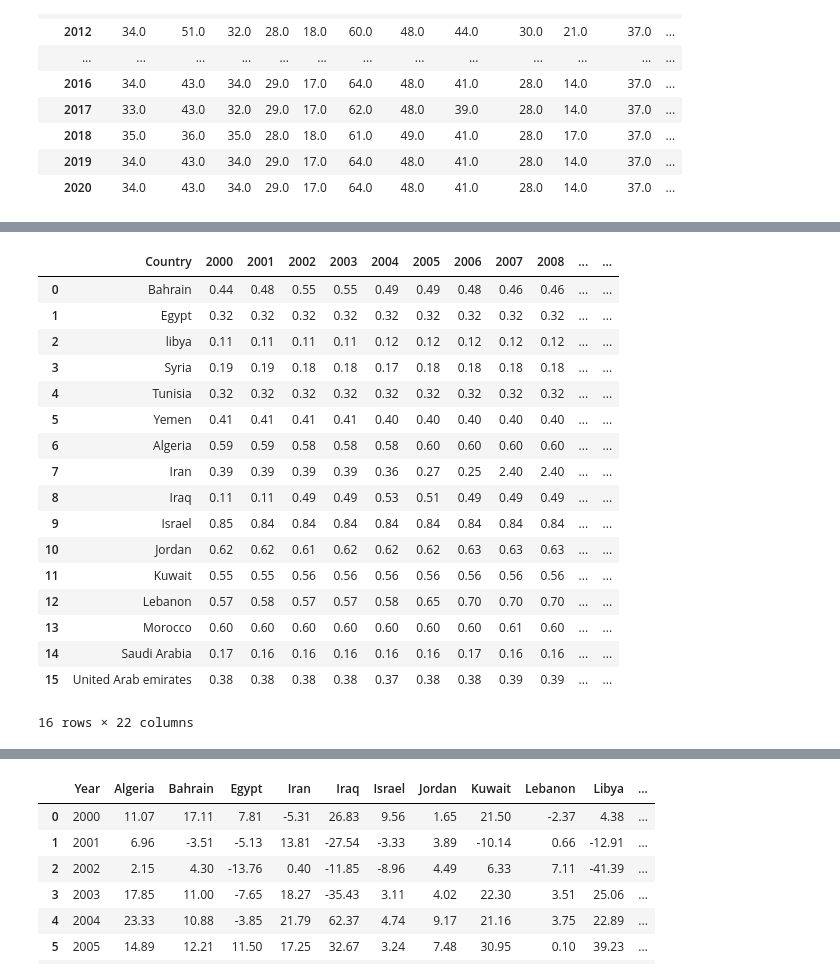
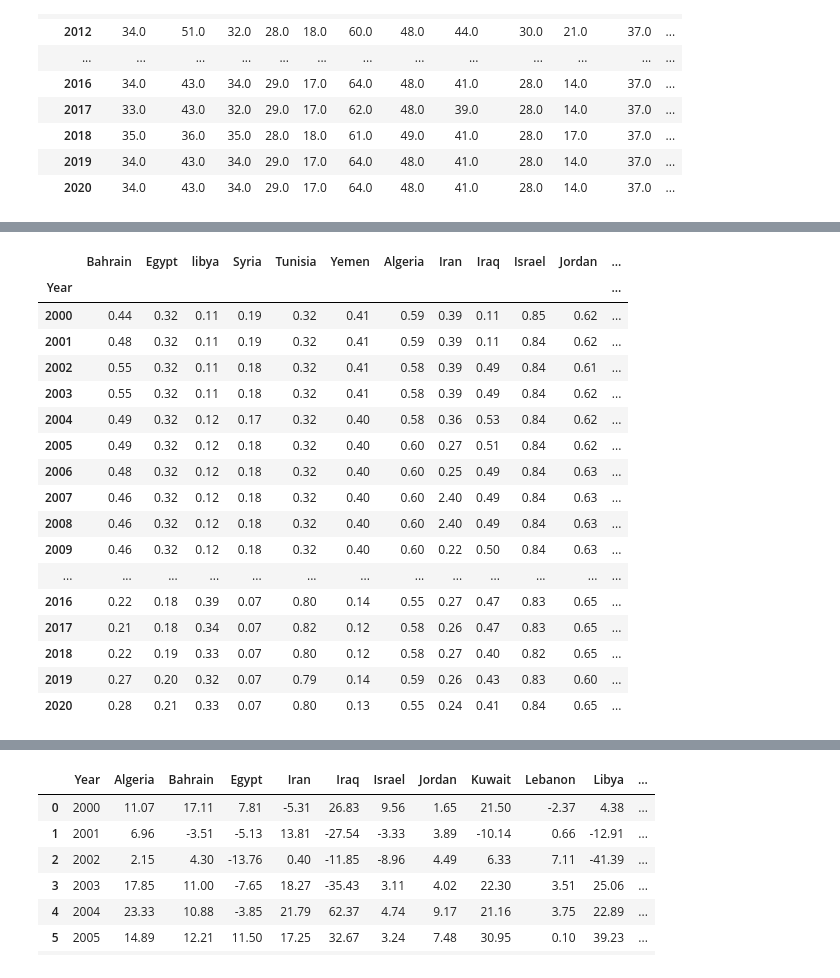
Before and after one commit to Josephmdlv/Final-work, a Jupyter notebook: Summary_statistics.ipynb, the cells around one changed output, grey strips where cells are left out. Drawn from its saved outputs; the diff is of its cells as text; code cells hidden in the pictures.

```diff
--- a/Summary_statistics.ipynb
+++ b/Summary_statistics.ipynb
@@ -156,22 +98,24 @@ sum_FAO_data_world.to_csv('sum_FAO_data_world.csv', index=False)
 # %%
 Human_Rights_Index_2000_2020 = pandas.read_csv('Human_Rights_Index_2000_2020.csv')
+Human_Rights_Index_2000_2020 = Human_Rights_Index_2000_2020.set_index('Year')
+Human_Rights_Index_2000_2020.to_csv('Human_Rights_Index_2000_2020_Cleaned.csv')
 Human_Rights_Index_2000_2020
 # %% [output]
-|  | Country | 2000 | 2001 | 2002 | 2003 | 2004 | 2005 | 2006 | 2007 | 2008 | ... | ... |
-| 0 | Bahrain | 0.44 | 0.48 | 0.55 | 0.55 | 0.49 | 0.49 | 0.48 | 0.46 | 0.46 | ... | ... |
-| 1 | Egypt | 0.32 | 0.32 | 0.32 | 0.32 | 0.32 | 0.32 | 0.32 | 0.32 | 0.32 | ... | ... |
-| 2 | libya | 0.11 | 0.11 | 0.11 | 0.11 | 0.12 | 0.12 | 0.12 | 0.12 | 0.12 | ... | ... |
-| 3 | Syria | 0.19 | 0.19 | 0.18 | 0.18 | 0.17 | 0.18 | 0.18 | 0.18 | 0.18 | ... | ... |
-| 4 | Tunisia | 0.32 | 0.32 | 0.32 | 0.32 | 0.32 | 0.32 | 0.32 | 0.32 | 0.32 | ... | ... |
-| 5 | Yemen | 0.41 | 0.41 | 0.41 | 0.41 | 0.40 | 0.40 | 0.40 | 0.40 | 0.40 | ... | ... |
-| 6 | Algeria | 0.59 | 0.59 | 0.58 | 0.58 | 0.58 | 0.60 | 0.60 | 0.60 | 0.60 | ... | ... |
-| 7 | Iran | 0.39 | 0.39 | 0.39 | 0.39 | 0.36 | 0.27 | 0.25 | 2.40 | 2.40 | ... | ... |
-| 8 | Iraq | 0.11 | 0.11 | 0.49 | 0.49 | 0.53 | 0.51 | 0.49 | 0.49 | 0.49 | ... | ... |
-| 9 | Israel | 0.85 | 0.84 | 0.84 | 0.84 | 0.84 | 0.84 | 0.84 | 0.84 | 0.84 | ... | ... |
-| 10 | Jordan | 0.62 | 0.62 | 0.61 | 0.62 | 0.62 | 0.62 | 0.63 | 0.63 | 0.63 | ... | ... |
-| 11 | Kuwait | 0.55 | 0.55 | 0.56 | 0.56 | 0.56 | 0.56 | 0.56 | 0.56 | 0.56 | ... | ... |
-| 12 | Lebanon | 0.57 | 0.58 | 0.57 | 0.57 | 0.58 | 0.65 | 0.70 | 0.70 | 0.70 | ... | ... |
-| 13 | Morocco | 0.60 | 0.60 | 0.60 | 0.60 | 0.60 | 0.60 | 0.60 | 0.61 | 0.60 | ... | ... |
-| 14 | Saudi Arabia | 0.17 | 0.16 | 0.16 | 0.16 | 0.16 | 0.16 | 0.17 | 0.16 | 0.16 | ... | ... |
-| 15 | United Arab emirates | 0.38 | 0.38 | 0.38 | 0.38 | 0.37 | 0.38 | 0.38 | 0.39 | 0.39 | ... | ... |
+|  | Bahrain | Egypt | libya | Syria | Tunisia | Yemen | Algeria | Iran | Iraq | Israel | Jordan | ... |
+| Year |  |  |  |  |  |  |  |  |  |  |  | ... |
+| 2000 | 0.44 | 0.32 | 0.11 | 0.19 | 0.32 | 0.41 | 0.59 | 0.39 | 0.11 | 0.85 | 0.62 | ... |
+| 2001 | 0.48 | 0.32 | 0.11 | 0.19 | 0.32 | 0.41 | 0.59 | 0.39 | 0.11 | 0.84 | 0.62 | ... |
+| 2002 | 0.55 | 0.32 | 0.11 | 0.18 | 0.32 | 0.41 | 0.58 | 0.39 | 0.49 | 0.84 | 0.61 | ... |
+| 2003 | 0.55 | 0.32 | 0.11 | 0.18 | 0.32 | 0.41 | 0.58 | 0.39 | 0.49 | 0.84 | 0.62 | ... |
+| 2004 | 0.49 | 0.32 | 0.12 | 0.17 | 0.32 | 0.40 | 0.58 | 0.36 | 0.53 | 0.84 | 0.62 | ... |
+| 2005 | 0.49 | 0.32 | 0.12 | 0.18 | 0.32 | 0.40 | 0.60 | 0.27 | 0.51 | 0.84 | 0.62 | ... |
+| 2006 | 0.48 | 0.32 | 0.12 | 0.18 | 0.32 | 0.40 | 0.60 | 0.25 | 0.49 | 0.84 | 0.63 | ... |
+| 2007 | 0.46 | 0.32 | 0.12 | 0.18 | 0.32 | 0.40 | 0.60 | 2.40 | 0.49 | 0.84 | 0.63 | ... |
+| 2008 | 0.46 | 0.32 | 0.12 | 0.18 | 0.32 | 0.40 | 0.60 | 2.40 | 0.49 | 0.84 | 0.63 | ... |
+| 2009 | 0.46 | 0.32 | 0.12 | 0.18 | 0.32 | 0.40 | 0.60 | 0.22 | 0.50 | 0.84 | 0.63 | ... |
+| ... | ... | ... | ... | ... | ... | ... | ... | ... | ... | ... | ... | ... |
+| 2016 | 0.22 | 0.18 | 0.39 | 0.07 | 0.80 | 0.14 | 0.55 | 0.27 | 0.47 | 0.83 | 0.65 | ... |
+| 2017 | 0.21 | 0.18 | 0.34 | 0.07 | 0.82 | 0.12 | 0.58 | 0.26 | 0.47 | 0.83 | 0.65 | ... |
+| 2018 | 0.22 | 0.19 | 0.33 | 0.07 | 0.80 | 0.12 | 0.58 | 0.27 | 0.40 | 0.82 | 0.65 | ... |
+| 2019 | 0.27 | 0.20 | 0.32 | 0.07 | 0.79 | 0.14 | 0.59 | 0.26 | 0.43 | 0.83 | 0.60 | ... |
+| 2020 | 0.28 | 0.21 | 0.33 | 0.07 | 0.80 | 0.13 | 0.55 | 0.24 | 0.41 | 0.84 | 0.65 | ... |
-16 rows × 22 columns
```
Also changed, not shown: parts of 14 cells of this notebook.
